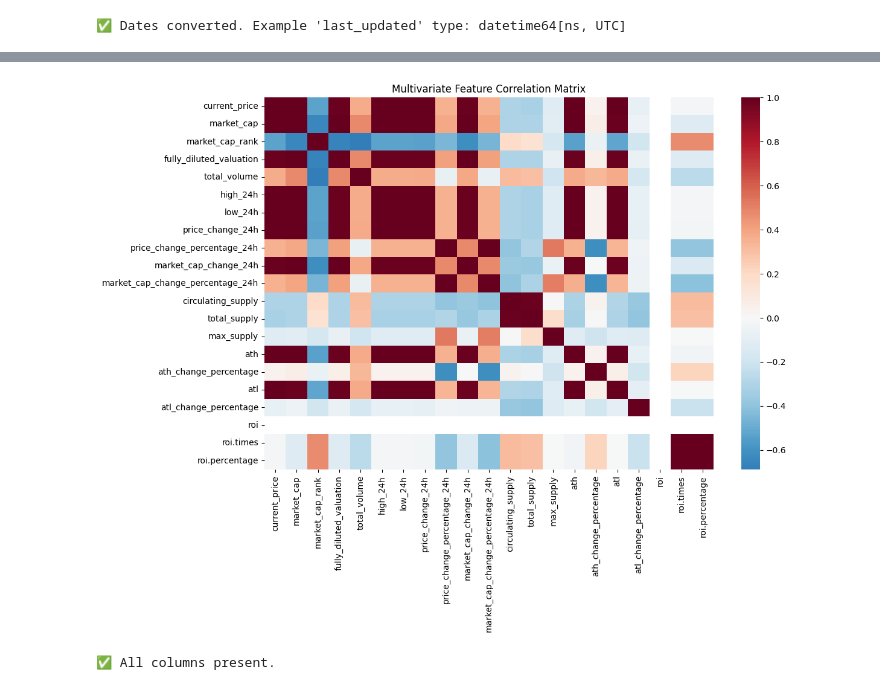
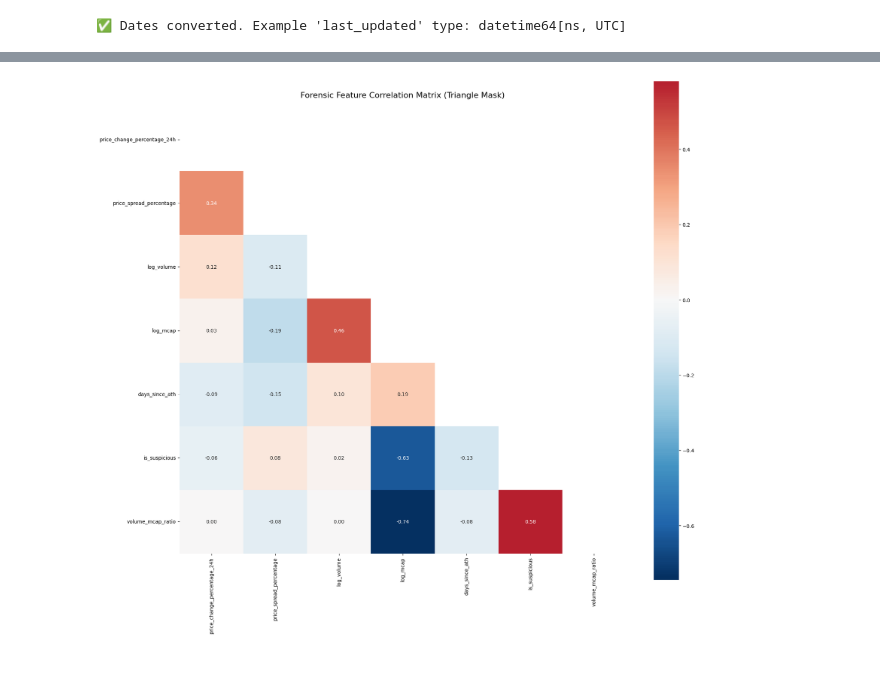
Before and after one commit to zehowrld/Sentinel-Fraud-AI, a Jupyter notebook: notebooks/eda_live_data.ipynb, the cells around one changed output, grey strips where cells are left out. Cells and saved outputs as stored; diff of their text form; code cells hidden in the pictures.

```diff
--- a/notebooks/eda_live_data.ipynb
+++ b/notebooks/eda_live_data.ipynb
@@ -117,9 +158,0 @@ plt.show()
-# %%
-# Correlation Heatmap
-plt.figure(figsize=(12, 8))
-corr = df.select_dtypes(include=[np.number]).corr()
-sns.heatmap(corr, annot=False, cmap='RdBu_r', center=0)
-plt.title('Multivariate Feature Correlation Matrix')
-plt.show()
-# %% [output]
-[figure, removed]
@@ -146,11 +159,35 @@ df['is_suspicious'] = (df['volume_mcap_ratio'] > threshold).astype(int)
-# %%
-required_cols = ['volume_mcap_ratio', 'current_price', 'market_cap_rank', 'price_change_percentage_24h']
-missing = [col for col in required_cols if col not in df.columns]
-
-if missing:
-    print(f"❌ Missing columns: {missing}. Please re-run the Feature Engineering cell.")
-else:
-    print("✅ All columns present.")
-# %% [output]
-✅ All columns present.
+# %%
+# Correlation Heatmap
+plt.figure(figsize=(20, 18))
+
+forensic_candidates = [
+    'price_change_percentage_24h', 'price_spread_percentage',
+    'log_volume', 'log_mcap', 'days_since_ath',
+    'is_roi_missing', 'is_suspicious', 'volume_mcap_ratio'
+]
+# Filter: Only keep columns that actually have variation (nunique > 1)
+active_cols = [col for col in forensic_candidates if col in df.columns and df[col].nunique() > 1]
+
+# We use 'min_periods=1' to try and force a calculation even with low data
+corr = df[active_cols].corr()
+
+# Create a mask to hide the upper triangle
+# np.triu returns the upper triangle; we use it as a mask to hide those cells
+mask = np.triu(np.ones_like(corr, dtype=bool))
+
+sns.heatmap(
+    corr,
+    mask=mask,
+    annot=True,
+    fmt=".2f",
+    cmap='RdBu_r',
+    center=0,
+    square=True,
+
+)
+
+plt.title('Forensic Feature Correlation Matrix (Triangle Mask)', fontsize=16, pad=20)
+plt.show()
+# %% [output]
+[figure, added]
 # %%
```
Also changed, not shown: parts of 16 cells of this notebook, 1 other file.
